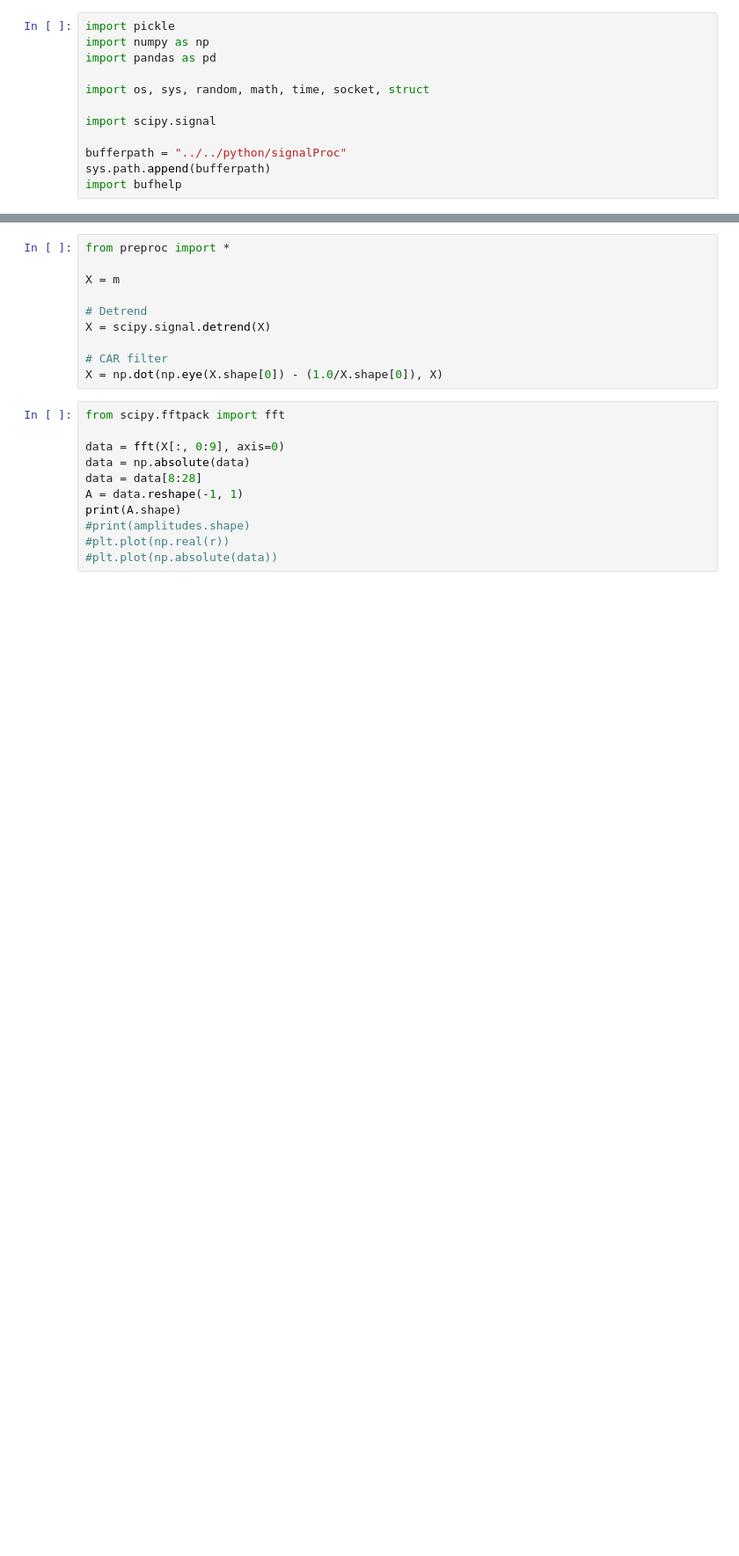
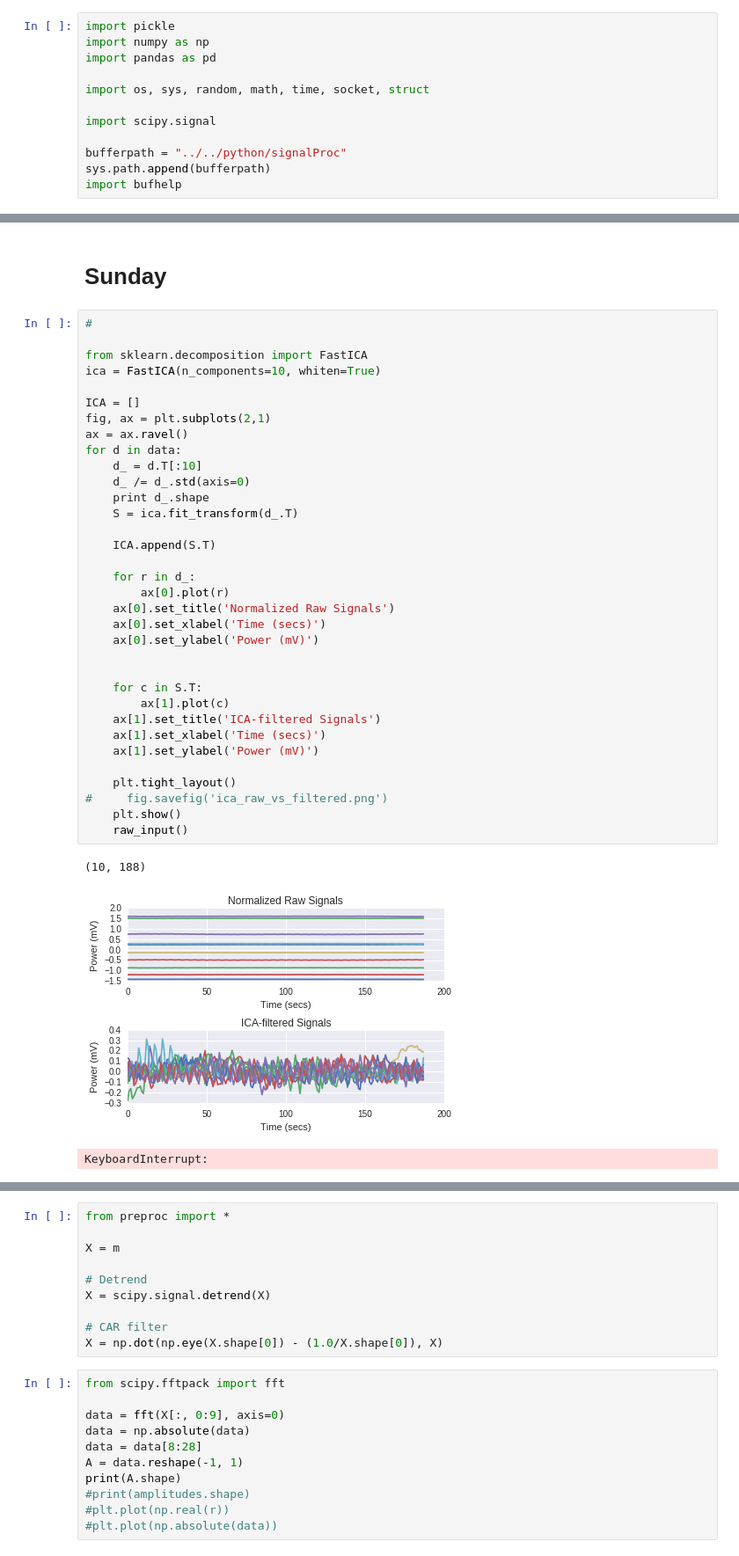
Before and after one commit to kevin91nl/brainhackers, a Jupyter notebook: Testing.ipynb, the cells around one changed output, grey strips where cells are left out. Shown: that part at 88% size. Cells and saved outputs as stored; diff of their text form; blank space fills up the shorter version.

```diff
--- a/Testing.ipynb
+++ b/Testing.ipynb
@@ -61,0 +97,40 @@ def epoch2vector(epoch):
+# %% [markdown]
+# Sunday
+# %%
+#
+
+from sklearn.decomposition import FastICA
+ica = FastICA(n_components=10, whiten=True)
+
+ICA = []
+fig, ax = plt.subplots(2,1)
+ax = ax.ravel()
+for d in data:
+    d_ = d.T[:10]
+    d_ /= d_.std(axis=0)
+    print d_.shape
+    S = ica.fit_transform(d_.T)
+
+    ICA.append(S.T)
+
+    for r in d_:
+        ax[0].plot(r)
+    ax[0].set_title('Normalized Raw Signals')
+    ax[0].set_xlabel('Time (secs)')
+    ax[0].set_ylabel('Power (mV)')
+
+
+    for c in S.T:
+        ax[1].plot(c)
+    ax[1].set_title('ICA-filtered Signals')
+    ax[1].set_xlabel('Time (secs)')
+    ax[1].set_ylabel('Power (mV)')
+
+    plt.tight_layout()
+#     fig.savefig('ica_raw_vs_filtered.png')
+    plt.show()
+    raw_input()
+# %% [output]
+(10, 188)
+[figure, added]
+KeyboardInterrupt:
```
Also changed, not shown: parts of 26 cells of this notebook, 5 other files.
